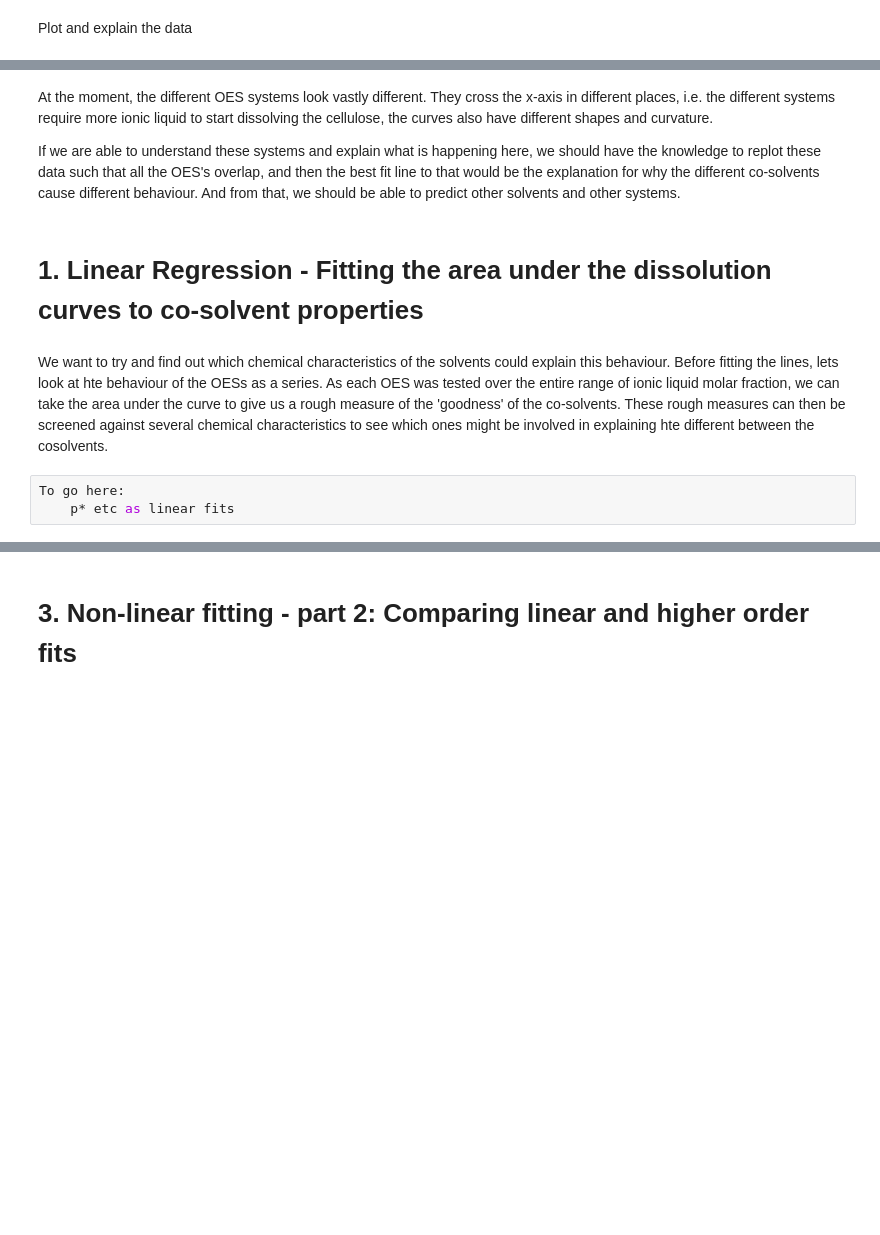
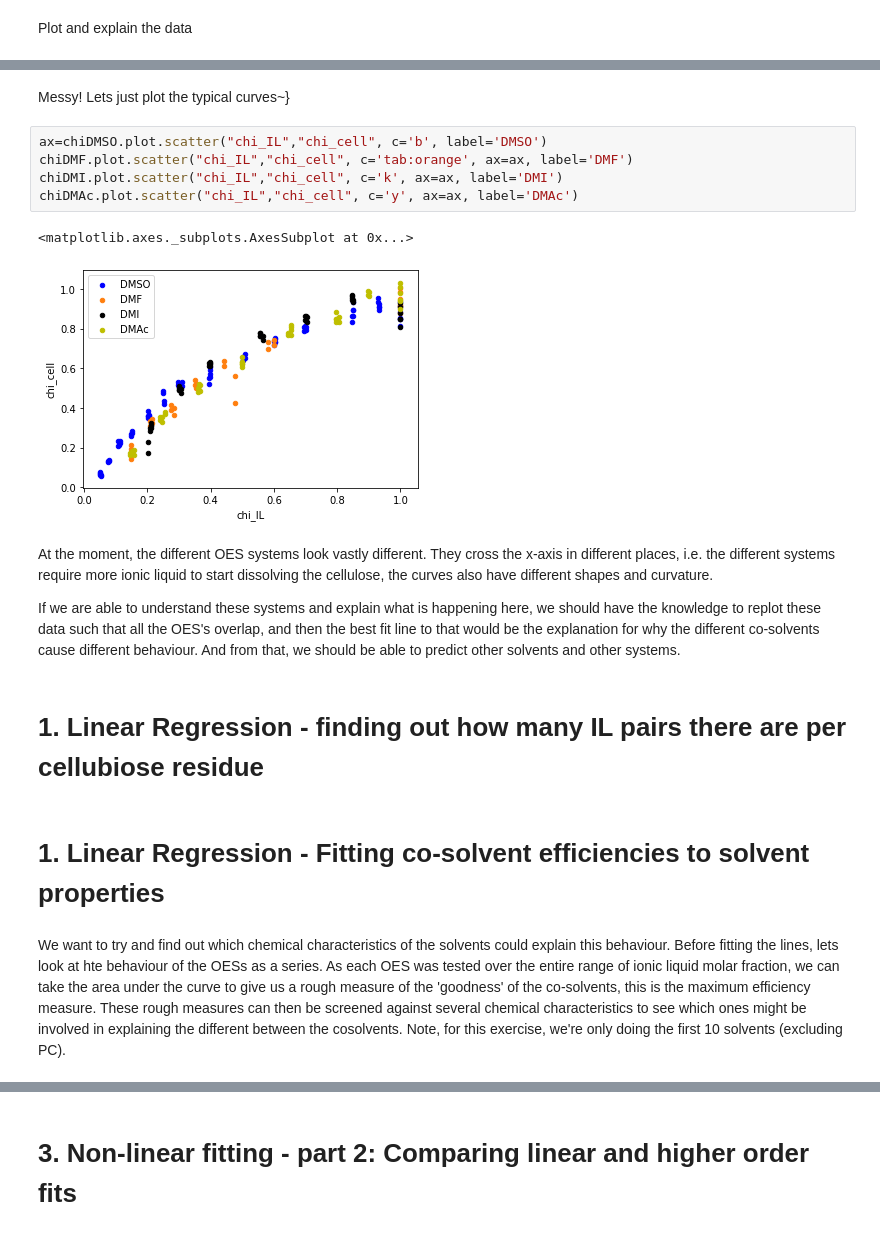
Before and after one commit to Willjterwright/Machine_learning_for_chemists, a Jupyter notebook: Regression_Cellulose.ipynb, the cells around one changed output, grey strips where cells are left out. Saved outputs shown, nothing was run; the diff lists cells and outputs as text; blank space fills up the shorter version.

```diff
--- a/Regression_Cellulose.ipynb
+++ b/Regression_Cellulose.ipynb
@@ -56,11 +194,20 @@ Plot and explain the data
+# %% [markdown]
+Messy! Lets just plot the typical curves~}
+# %%
+ax=chiDMSO.plot.scatter("chi_IL","chi_cell", c='b', label='DMSO')
+chiDMF.plot.scatter("chi_IL","chi_cell", c='tab:orange', ax=ax, label='DMF')
+chiDMI.plot.scatter("chi_IL","chi_cell", c='k', ax=ax, label='DMI')
+chiDMAc.plot.scatter("chi_IL","chi_cell", c='y', ax=ax, label='DMAc')
+# %% [output]
+<matplotlib.axes._subplots.AxesSubplot at 0x...>
+[figure, added]
 # %% [markdown]
 At the moment, the different OES systems look vastly different. They cross the x-axis in different places, i.e. the different systems require more ionic liquid to start dissolving the cellulose, the curves also have different shapes and curvature.
 
 If we are able to understand these systems and explain what is happening here, we should have the knowledge to replot these data such that all the OES's overlap, and then the best fit line to that would be the explanation for why the different co-solvents cause different behaviour. And from that, we should be able to predict other solvents and other systems.
+# %% [markdown]
+# 1. Linear Regression - finding out how many IL pairs there are per cellubiose residue
 # %% [markdown]
-# 1. Linear Regression - Fitting the area under the dissolution curves to co-solvent properties
+# 1. Linear Regression - Fitting co-solvent efficiencies to solvent properties
 # %% [markdown]
-We want to try and find out which chemical characteristics of the solvents could explain this behaviour. Before fitting the lines, lets look at hte behaviour of the OESs as a series. As each OES was tested over the entire range of ionic liquid molar fraction, we can take the area under the curve to give us a rough measure of the 'goodness' of the co-solvents. These rough measures can then be screened against several chemical characteristics to see which ones might be involved in explaining hte different between the cosolvents.
+We want to try and find out which chemical characteristics of the solvents could explain this behaviour. Before fitting the lines, lets look at hte behaviour of the OESs as a series. As each OES was tested over the entire range of ionic liquid molar fraction, we can take the area under the curve to give us a rough measure of the 'goodness' of the co-solvents, this is the maximum efficiency measure. These rough measures can then be screened against several chemical characteristics to see which ones might be involved in explaining the different between the cosolvents. Note, for this exercise, we're only doing the first 10 solvents (excluding PC).
-# %%
-To go here:
-    p* etc as linear fits
```
Also changed, not shown: parts of 121 cells of this notebook.
